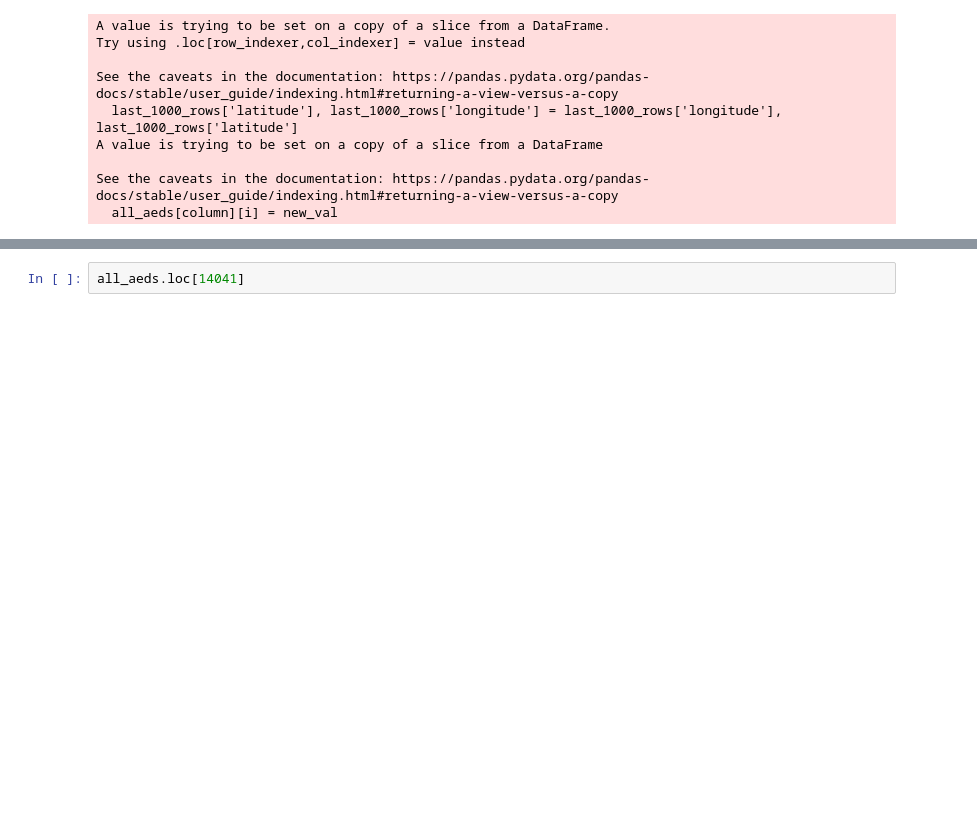
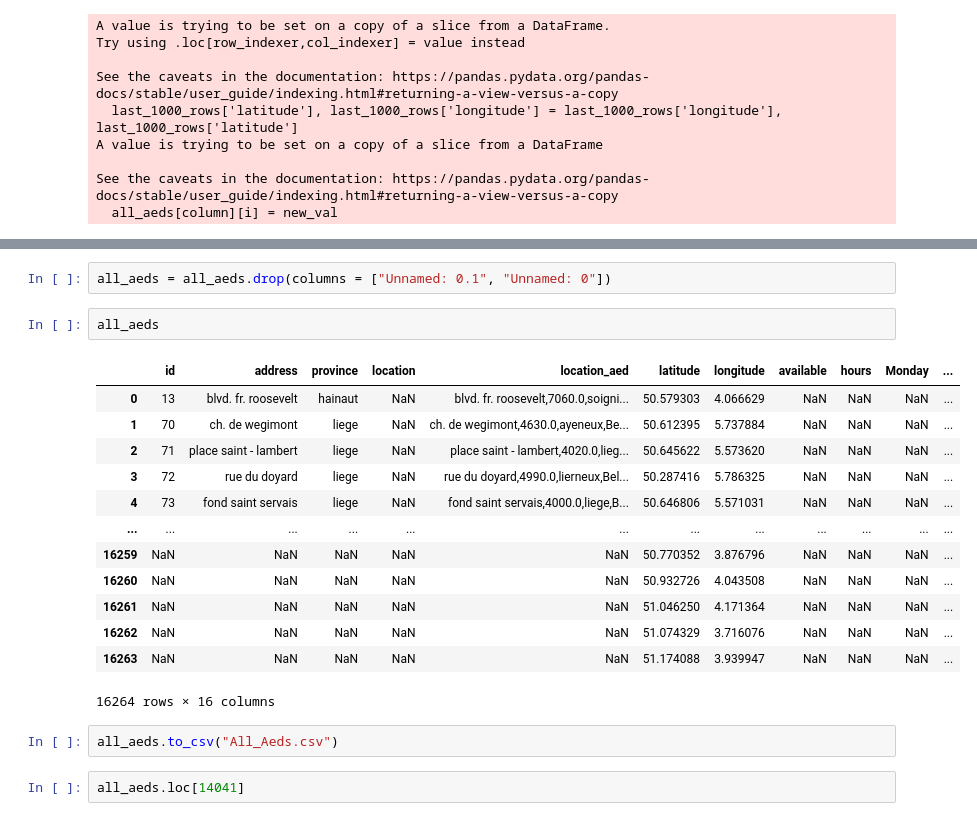
Before and after one commit to BlimnJorge/MDA2024, a Jupyter notebook: Back End/Trial.ipynb, the cells around one changed output, grey strips where cells are left out. Drawn from its saved outputs; the diff is of its cells as text; blank space fills up the shorter version.

```diff
--- a/Back End/Trial.ipynb
+++ b/Back End/Trial.ipynb
@@ -181,3 +197,23 @@ See the caveats in the documentation: https://pandas.pydata.org/pandas-docs/stab
+# %%
+all_aeds = all_aeds.drop(columns = ["Unnamed: 0.1", "Unnamed: 0"])
+# %%
+all_aeds
+# %% [output]
+|  | id | address | province | location | location_aed | latitude | longitude | available | hours | Monday | ... |
+| 0 | 13 | blvd. fr. roosevelt | hainaut | NaN | blvd. fr. roosevelt,7060.0,soigni... | 50.579303 | 4.066629 | NaN | NaN | NaN | ... |
+| 1 | 70 | ch. de wegimont | liege | NaN | ch. de wegimont,4630.0,ayeneux,Be... | 50.612395 | 5.737884 | NaN | NaN | NaN | ... |
+| 2 | 71 | place saint - lambert | liege | NaN | place saint - lambert,4020.0,lieg... | 50.645622 | 5.573620 | NaN | NaN | NaN | ... |
+| 3 | 72 | rue du doyard | liege | NaN | rue du doyard,4990.0,lierneux,Bel... | 50.287416 | 5.786325 | NaN | NaN | NaN | ... |
+| 4 | 73 | fond saint servais | liege | NaN | fond saint servais,4000.0,liege,B... | 50.646806 | 5.571031 | NaN | NaN | NaN | ... |
+| ... | ... | ... | ... | ... | ... | ... | ... | ... | ... | ... | ... |
+| 16259 | NaN | NaN | NaN | NaN | NaN | 50.770352 | 3.876796 | NaN | NaN | NaN | ... |
+| 16260 | NaN | NaN | NaN | NaN | NaN | 50.932726 | 4.043508 | NaN | NaN | NaN | ... |
+| 16261 | NaN | NaN | NaN | NaN | NaN | 51.046250 | 4.171364 | NaN | NaN | NaN | ... |
+| 16262 | NaN | NaN | NaN | NaN | NaN | 51.074329 | 3.716076 | NaN | NaN | NaN | ... |
+| 16263 | NaN | NaN | NaN | NaN | NaN | 51.174088 | 3.939947 | NaN | NaN | NaN | ... |
+16264 rows × 16 columns
+# %%
+all_aeds.to_csv("All_Aeds.csv")
 # %%
 all_aeds.loc[14041]
 # %% [output]
```
Also changed, not shown: parts of 1 cell of this notebook, 3 other files.
